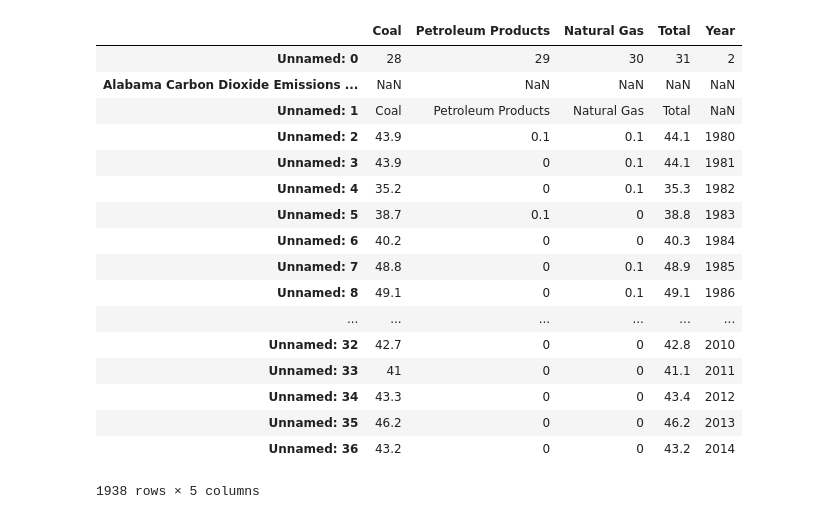
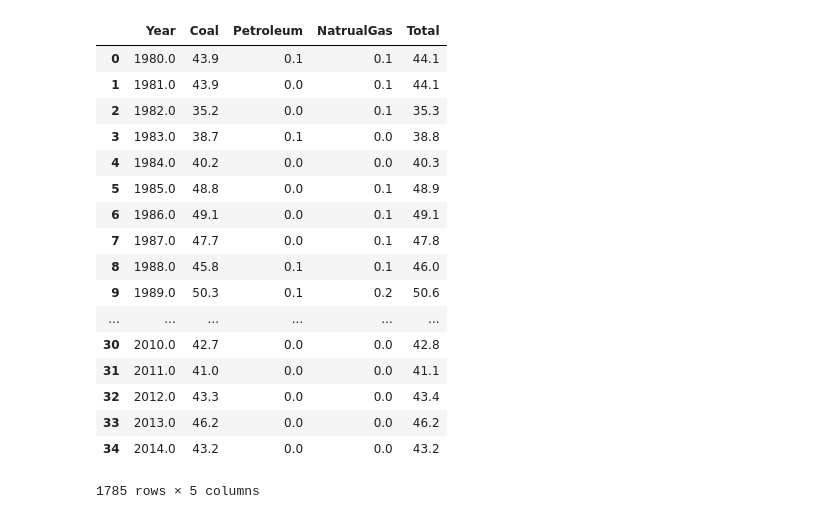
Before and after one commit to tydpan/EASE-Project, a Jupyter notebook: Original_Data/Carbon_dioxide_emission/Carbon_dioxide_emission.ipynb, the cells around one changed output. Cells and saved outputs as stored; diff of their text form; code cells hidden in the pictures.

```diff
--- a/Original_Data/Carbon_dioxide_emission/Carbon_dioxide_emission.ipynb
+++ b/Original_Data/Carbon_dioxide_emission/Carbon_dioxide_emission.ipynb
@@ -109,0 +101,4 @@ new_df
+# %%
+year = df.loc[3]
+year
+type(year)
@@ -110,37 +107,47 @@ new_df
 # %%
 path =r'C:\Users\yongquan\EASE-Project\Original_Data\Carbon_dioxide_emission'
 alldatas = glob.glob(path + "/*.csv")
 carbon_emission_80to14 = pd.DataFrame()
 list80to14_ = []
 for data_ in alldatas:
-    read_in = pd.read_csv(data_, index_col=None, header=0, error_bad_lines=False)
-    result_data = read_in.loc[28:31]
-    carbon_emission_table = result_data.T
-    year = read_in.loc[2]
-    new_table = pd.concat((carbon_emission_table, year), axis=1)
-    new_table.columns = ['Coal', 'Petroleum Products', 'Natural Gas', 'Total', 'Year']
-    list80to14_.append(new_table)
+    read_in = pd.read_csv(data_, index_col=None, header=None, error_bad_lines=False)
+    result_data = read_in.loc[29:32]
+    dataT = result_data.T
+    year = pd.DataFrame(df.loc[3, 3:])
+    coal = pd.DataFrame(dataT.loc[3:,29])
+    petro = pd.DataFrame(dataT.loc[3:,30])
+    ng = pd.DataFrame(dataT.loc[3:,31])
+    total = pd.DataFrame(dataT.loc[3:,32])
+    source_list = [year, coal, petro, ng, total]
+    new_result = pd.concat(source_list, axis=1)
+    new_result.columns = ['Year','Coal','Petroleum','NatrualGas','Total']
+    new_result.reset_index(inplace=True, drop=True)
+#    carbon_emission_table =
+#    year = read_in.loc[2]
+#    new_table = pd.concat((carbon_emission_table, year), axis=1)
+#    new_table.columns = ['Coal', 'Petroleum Products', 'Natural Gas', 'Total', 'Year']
+    list80to14_.append(new_result)
 carbon_emission_80to14 = pd.concat(list80to14_)
 carbon_emission_80to14
 # %% [output]
-|  | Coal | Petroleum Products | Natural Gas | Total | Year |
-| Unnamed: 0 | 28 | 29 | 30 | 31 | 2 |
-| Alabama Carbon Dioxide Emissions ... | NaN | NaN | NaN | NaN | NaN |
-| Unnamed: 1 | Coal | Petroleum Products | Natural Gas | Total | NaN |
-| Unnamed: 2 | 43.9 | 0.1 | 0.1 | 44.1 | 1980 |
-| Unnamed: 3 | 43.9 | 0 | 0.1 | 44.1 | 1981 |
-| Unnamed: 4 | 35.2 | 0 | 0.1 | 35.3 | 1982 |
-| Unnamed: 5 | 38.7 | 0.1 | 0 | 38.8 | 1983 |
-| Unnamed: 6 | 40.2 | 0 | 0 | 40.3 | 1984 |
-| Unnamed: 7 | 48.8 | 0 | 0.1 | 48.9 | 1985 |
-| Unnamed: 8 | 49.1 | 0 | 0.1 | 49.1 | 1986 |
+|  | Year | Coal | Petroleum | NatrualGas | Total |
+| 0 | 1980.0 | 43.9 | 0.1 | 0.1 | 44.1 |
+| 1 | 1981.0 | 43.9 | 0.0 | 0.1 | 44.1 |
+| 2 | 1982.0 | 35.2 | 0.0 | 0.1 | 35.3 |
+| 3 | 1983.0 | 38.7 | 0.1 | 0.0 | 38.8 |
+| 4 | 1984.0 | 40.2 | 0.0 | 0.0 | 40.3 |
+| 5 | 1985.0 | 48.8 | 0.0 | 0.1 | 48.9 |
+| 6 | 1986.0 | 49.1 | 0.0 | 0.1 | 49.1 |
+| 7 | 1987.0 | 47.7 | 0.0 | 0.1 | 47.8 |
+| 8 | 1988.0 | 45.8 | 0.1 | 0.1 | 46.0 |
+| 9 | 1989.0 | 50.3 | 0.1 | 0.2 | 50.6 |
 | ... | ... | ... | ... | ... | ... |
-| Unnamed: 32 | 42.7 | 0 | 0 | 42.8 | 2010 |
-| Unnamed: 33 | 41 | 0 | 0 | 41.1 | 2011 |
-| Unnamed: 34 | 43.3 | 0 | 0 | 43.4 | 2012 |
-| Unnamed: 35 | 46.2 | 0 | 0 | 46.2 | 2013 |
-| Unnamed: 36 | 43.2 | 0 | 0 | 43.2 | 2014 |
+| 30 | 2010.0 | 42.7 | 0.0 | 0.0 | 42.8 |
+| 31 | 2011.0 | 41.0 | 0.0 | 0.0 | 41.1 |
+| 32 | 2012.0 | 43.3 | 0.0 | 0.0 | 43.4 |
+| 33 | 2013.0 | 46.2 | 0.0 | 0.0 | 46.2 |
+| 34 | 2014.0 | 43.2 | 0.0 | 0.0 | 43.2 |
-1938 rows × 5 columns
+1785 rows × 5 columns
 # %%
 #newcarbon = carbon_emission_80to14.reset_index()
 #newcarbon
```
Also changed, not shown: parts of 9 cells of this notebook.
